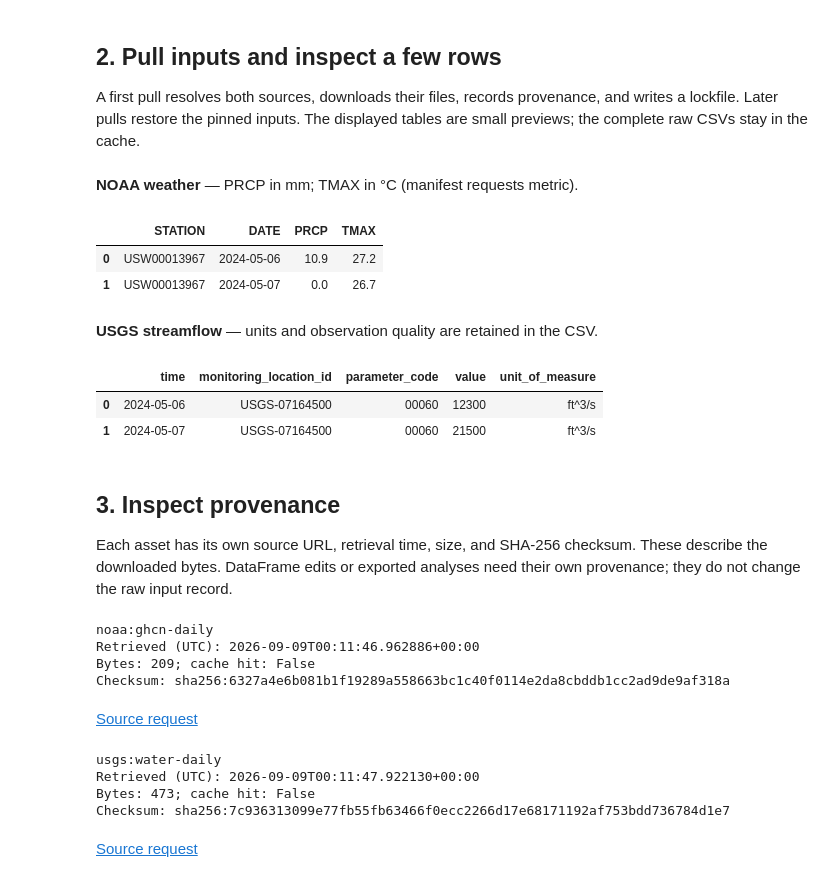
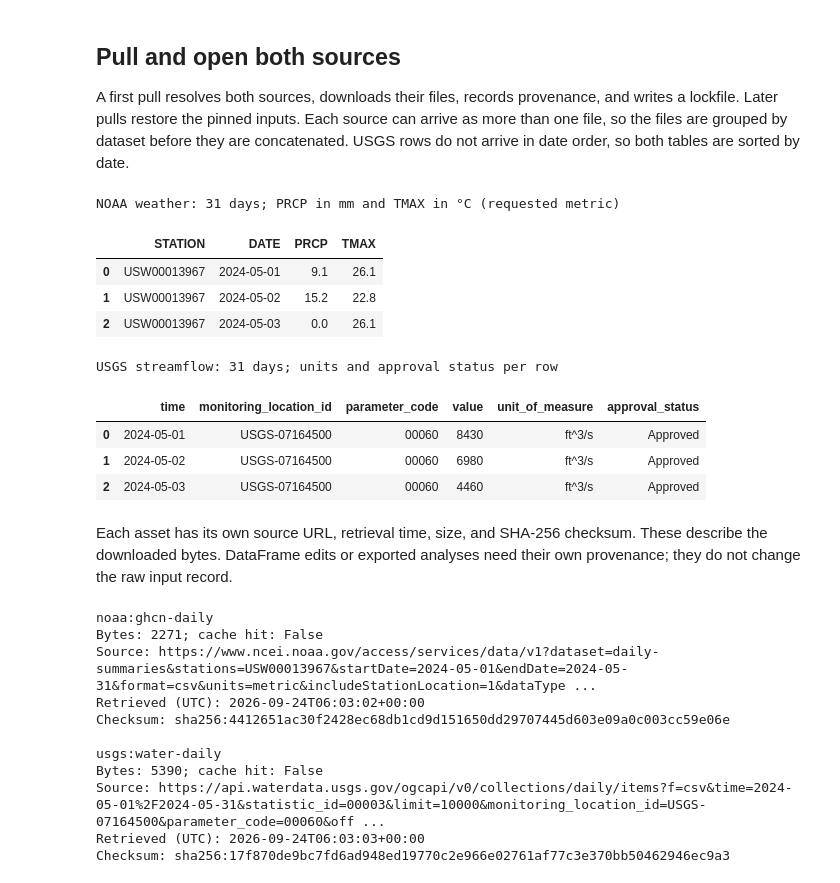
Before and after one commit to jakeryderv/usdata, a Jupyter notebook: examples/studies/weather-and-streamflow/weather-and-streamflow.ipynb, the cells around one changed output. Cells and saved outputs as stored; diff of their text form; code cells hidden in the pictures.

Commit message:
docs: weather and streamflow study in the study template (#301)

```diff
--- a/examples/studies/weather-and-streamflow/weather-and-streamflow.ipynb
+++ b/examples/studies/weather-and-streamflow/weather-and-streamflow.ipynb
@@ -59,57 +76,62 @@ sources:
       sites: "07164500"
       statistic_id: "00003"
 # %% [markdown]
-## 2. Pull inputs and inspect a few rows
+## Pull and open both sources
 
-A first pull resolves both sources, downloads their files, records provenance,
-and writes a lockfile. Later pulls restore the pinned inputs. The displayed
-tables are small previews; the complete raw CSVs stay in the cache.
+A first pull resolves both sources, downloads their files, records
+provenance, and writes a lockfile. Later pulls restore the pinned inputs. Each
+source can arrive as more than one file, so the files are grouped by dataset
+before they are concatenated. USGS rows do not arrive in date order, so both
+tables are sorted by date.
 # %%
 result = pull(manifest)
-items = result.fetched
 frames = {}
-for item in items:
+for item in result.fetched:
     frames.setdefault(item.asset.dataset_id, []).append(item.open())
 weather = pd.concat(frames["noaa:ghcn-daily"], ignore_index=True)
 streamflow = pd.concat(frames["usgs:water-daily"], ignore_index=True)
-display(Markdown("**NOAA weather** — PRCP in mm; TMAX in °C (manifest requests metric)."))
-display(weather[["STATION", "DATE", "PRCP", "TMAX"]].head())
-display(Markdown("**USGS streamflow** — units and observation quality are retained in the CSV."))
-display(
-    streamflow[
-        ["time", "monitoring_location_id", "parameter_code", "value", "unit_of_measure"]
-    ].head()
-)
+weather["DATE"] = pd.to_datetime(weather["DATE"])
+streamflow["time"] = pd.to_datetime(streamflow["time"])
+weather = weather.sort_values("DATE", ignore_index=True)
+streamflow = streamflow.sort_values("time", ignore_index=True)
+print(f"NOAA weather: {len(weather)} days; PRCP in mm and TMAX in °C (requested metric)")
+display(weather[["STATION", "DATE", "PRCP", "TMAX"]].head(3))
+print(f"USGS streamflow: {len(streamflow)} days; units and approval status per row")
+columns = ["time", "monitoring_location_id", "parameter_code", "value", "unit_of_measure"]
+columns.append("approval_status")
+display(streamflow[columns].head(3))
 # %% [output]
-**NOAA weather** — PRCP in mm; TMAX in °C (manifest requests metric).
+NOAA weather: 31 days; PRCP in mm and TMAX in °C (requested metric)
 |  | STATION | DATE | PRCP | TMAX |
-| 0 | USW00013967 | 2024-05-06 | 10.9 | 27.2 |
-| 1 | USW00013967 | 2024-05-07 | 0.0 | 26.7 |
+| 0 | USW00013967 | 2024-05-01 | 9.1 | 26.1 |
+| 1 | USW00013967 | 2024-05-02 | 15.2 | 22.8 |
+| 2 | USW00013967 | 2024-05-03 | 0.0 | 26.1 |
-**USGS streamflow** — units and observation quality are retained in the CSV.
+USGS streamflow: 31 days; units and approval status per row
-|  | time | monitoring_location_id | parameter_code | value | unit_of_measure |
-| 0 | 2024-05-06 | USGS-07164500 | 00060 | 12300 | ft^3/s |
-| 1 | 2024-05-07 | USGS-07164500 | 00060 | 21500 | ft^3/s |
+|  | time | monitoring_location_id | parameter_code | value | unit_of_measure | approval_status |
+| 0 | 2024-05-01 | USGS-07164500 | 00060 | 8430 | ft^3/s | Approved |
+| 1 | 2024-05-02 | USGS-07164500 | 00060 | 6980 | ft^3/s | Approved |
+| 2 | 2024-05-03 | USGS-07164500 | 00060 | 4460 | ft^3/s | Approved |
 # %% [markdown]
-## 3. Inspect provenance
-
 Each asset has its own source URL, retrieval time, size, and SHA-256 checksum.
 These describe the downloaded bytes. DataFrame edits or exported analyses need
 their own provenance; they do not change the raw input record.
 # %%
-for item in items:
-    print(f"{item.asset.dataset_id}")
-    print(f"Retrieved (UTC): {item.provenance.retrieved_at.isoformat()}")
+for item in result.fetched:
+    print(item.asset.dataset_id)
     print(f"Bytes: {item.provenance.size}; cache hit: {item.from_cache}")
-    print(f"Checksum: {item.provenance.checksum}")
-    display(Markdown(f"[Source request](<{item.provenance.source_url}>)"))
+    print("Source:", item.provenance.source_url)
+    print("Retrieved (UTC):", item.provenance.retrieved_at.isoformat(timespec="seconds"))
+    print("Checksum:", item.provenance.checksum)
+    print()
 # %% [output]
 noaa:ghcn-daily
-Retrieved (UTC): 2026-09-09T00:11:46.962886+00:00
-Bytes: 209; cache hit: False
-Checksum: sha256:6327a4e6b081b1f19289a558663bc1c40f0114e2da8cbddb1cc2ad9de9af318a
+Bytes: 2271; cache hit: False
+Source: https://www.ncei.noaa.gov/access/services/data/v1?dataset=daily-summaries&stations=USW00013967&startDate=2024-05-01&endDate=2024-05-31&format=csv&units=metric&includeStationLocation=1&dataType ...
+Retrieved (UTC): 2026-09-24T06:03:02+00:00
+Checksum: sha256:4412651ac30f2428ec68db1cd9d151650dd29707445d603e09a0c003cc59e06e
+
+usgs:water-daily
+Bytes: 5390; cache hit: False
+Source: https://api.waterdata.usgs.gov/ogcapi/v0/collections/daily/items?f=csv&time=2024-05-01%2F2024-05-31&statistic_id=00003&limit=10000&monitoring_location_id=USGS-07164500&parameter_code=00060&off ...
+Retrieved (UTC): 2026-09-24T06:03:03+00:00
+Checksum: sha256:17f870de9bc7fd6ad948ed19770c2e966e02761af77c3e370bb50462946ec9a3
-[Source request](<https://www.ncei.noaa.gov/access/services/data/v1?dataset=daily-summaries&stations=USW00013967&startDate=2024-05-06&endDate=2024-05-07&format=csv&units=metric&includeStationLocation=1&dataTypes=PRCP%2CTMAX>)
-usgs:water-daily
-Retrieved (UTC): 2026-09-09T00:11:47.922130+00:00
-Bytes: 473; cache hit: False
-Checksum: sha256:7c936313099e77fb55fb63466f0ecc2266d17e68171192af753bdd736784d1e7
-[Source request](<https://api.waterdata.usgs.gov/ogcapi/v0/collections/daily/items?f=csv&time=2024-05-06%2F2024-05-07&statistic_id=00003&limit=10000&monitoring_location_id=USGS-07164500&parameter_code=00060&offset=0>)
```
Also changed, not shown: parts of 18 cells of this notebook, 3 other files.
